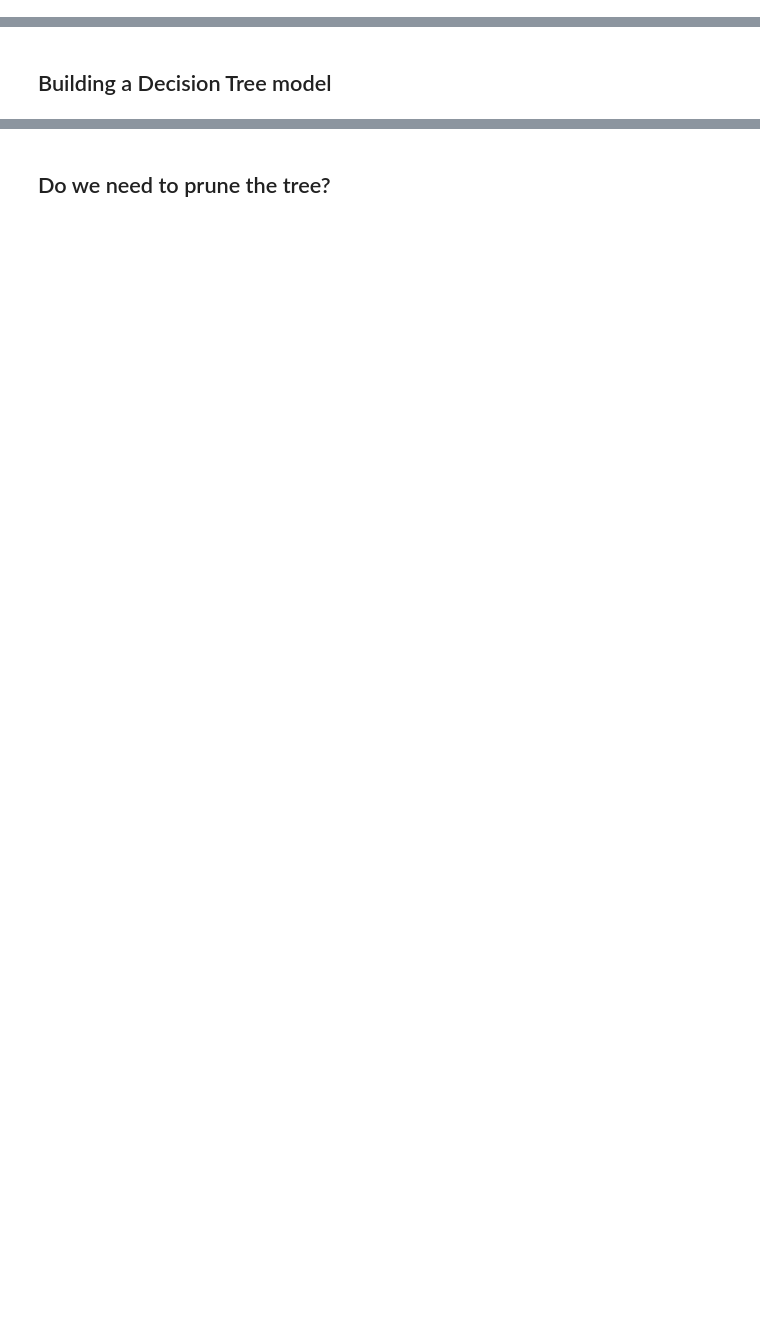
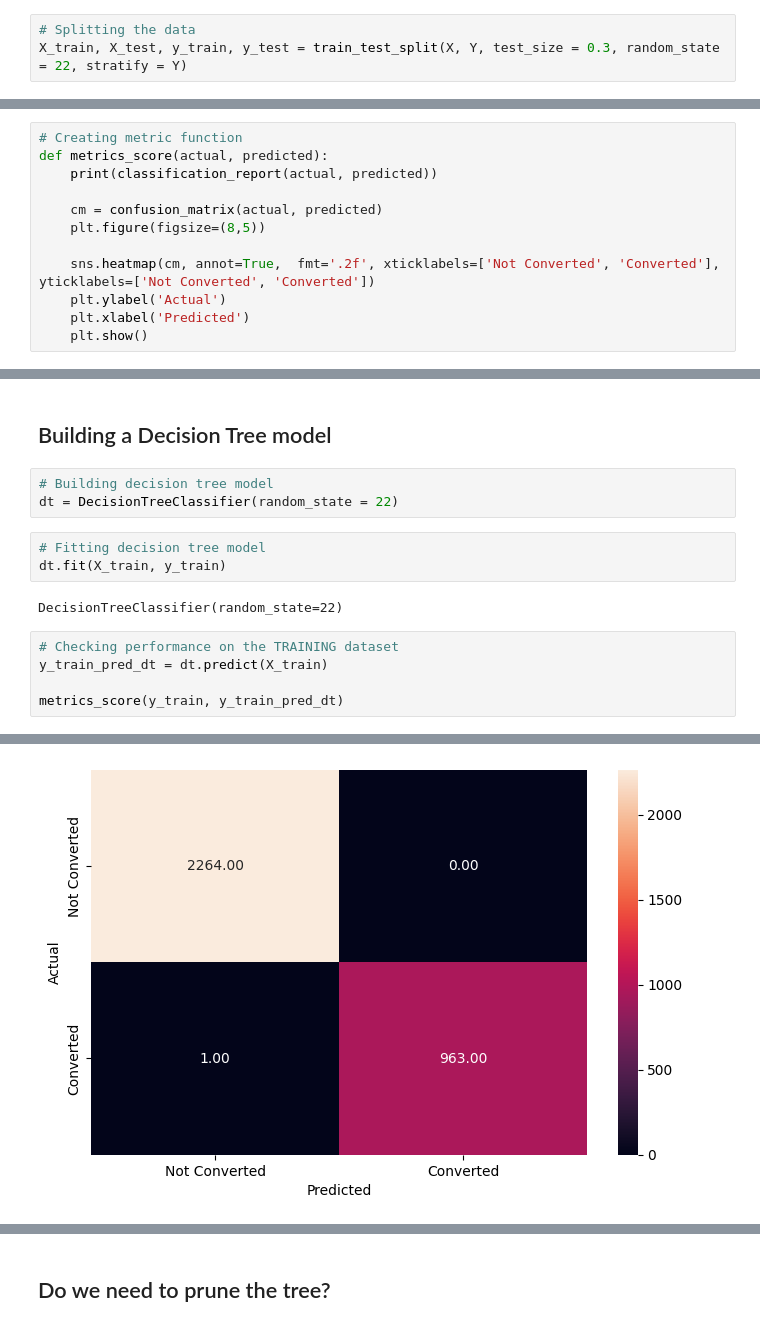
Before and after one commit to marcemir/ExtraLearn, a Jupyter notebook: Learner+Notebook+-+Full+Code+Version+-+Potential+Customers+Prediction.ipynb, the cells around one changed output, grey strips where cells are left out. Saved outputs shown, nothing was run; the diff lists cells and outputs as text; blank space fills up the shorter version.

Commit message:
feat: Implemented Decision Tree model with hyperparameter tuning

```diff
--- a/Learner+Notebook+-+Full+Code+Version+-+Potential+Customers+Prediction.ipynb
+++ b/Learner+Notebook+-+Full+Code+Version+-+Potential+Customers+Prediction.ipynb
@@ -374,0 +442,3 @@ Comments:
+# %%
+# Splitting the data
+X_train, X_test, y_train, y_test = train_test_split(X, Y, test_size = 0.3, random_state = 22, stratify = Y)
@@ -374,0 +447,12 @@ Comments:
+# %%
+# Creating metric function
+def metrics_score(actual, predicted):
+    print(classification_report(actual, predicted))
+
+    cm = confusion_matrix(actual, predicted)
+    plt.figure(figsize=(8,5))
+
+    sns.heatmap(cm, annot=True,  fmt='.2f', xticklabels=['Not Converted', 'Converted'], yticklabels=['Not Converted', 'Converted'])
+    plt.ylabel('Actual')
+    plt.xlabel('Predicted')
+    plt.show()
@@ -375,2 +462,16 @@ Comments:
 # %% [markdown]
 ## Building a Decision Tree model
+# %%
+# Building decision tree model
+dt = DecisionTreeClassifier(random_state = 22)
+# %%
+# Fitting decision tree model
+dt.fit(X_train, y_train)
+# %% [output]
+DecisionTreeClassifier(random_state=22)
+# %%
+# Checking performance on the TRAINING dataset
+y_train_pred_dt = dt.predict(X_train)
+
+metrics_score(y_train, y_train_pred_dt)
+# %% [output]
@@ -376,0 +486 @@ Comments:
+[figure, added]
```
Also changed, not shown: parts of 39 cells of this notebook.
